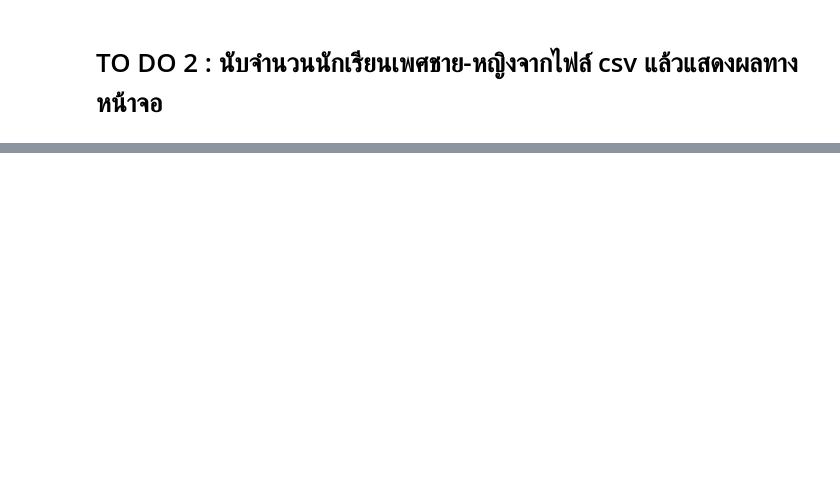
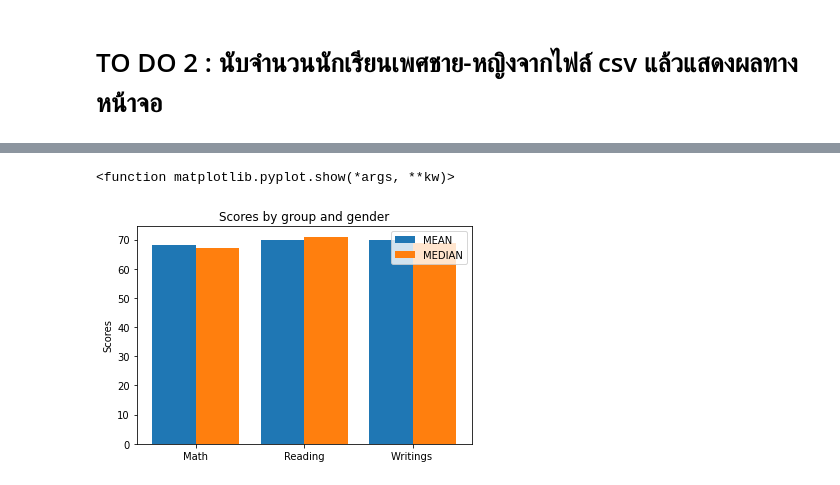
Before and after one commit to jame2546/Comprog, a Jupyter notebook: Workshop/Workshop3-matplotlib/DataVisualization.ipynb, the cells around one changed output, grey strips where cells are left out. Cells and saved outputs as stored; diff of their text form; code cells hidden in the pictures; blank space fills up the shorter version.

```diff
--- a/Workshop/Workshop3-matplotlib/DataVisualization.ipynb
+++ b/Workshop/Workshop3-matplotlib/DataVisualization.ipynb
@@ -119,0 +166,35 @@ median_writting = 0
+# %%
+#Write code below please.
+import statistics as stat
+
+mean_math = stat.mean(math_score)
+mean_writing = stat.mean(writing_score)
+mean_reading = stat.mean(reading_score)
+
+median_math = stat.median(math_score)
+median_reading = stat.median(reading_score)
+median_writing = stat.median(writing_score)
+# %%
+#Plot multiple bar graph
+#Write code below please.
+mean = (mean_math,mean_reading,mean_reading)
+median = (median_math,median_reading,median_writing)
+N = 3
+width = 0.4
+idx_mean = [i for i in range(N)]
+idx_median = [i+width for i in range(N)]
+idx_num = [i+width /2 for i in range(N)]
+
+plt.bar(idx_mean,mean,width,label="MEAN")
+plt.bar(idx_median,median,width,label="MEDIAN")
+
+plt.ylabel("Scores")
+plt.title("Scores by group and gender")
+
+plt.xticks(idx_num,("Math","Reading","Writings "))
+
+plt.legend(loc="best")
+plt.show
+# %% [output]
+<function matplotlib.pyplot.show(*args, **kw)>
+[figure, added]
```
Also changed, not shown: parts of 15 cells of this notebook.
